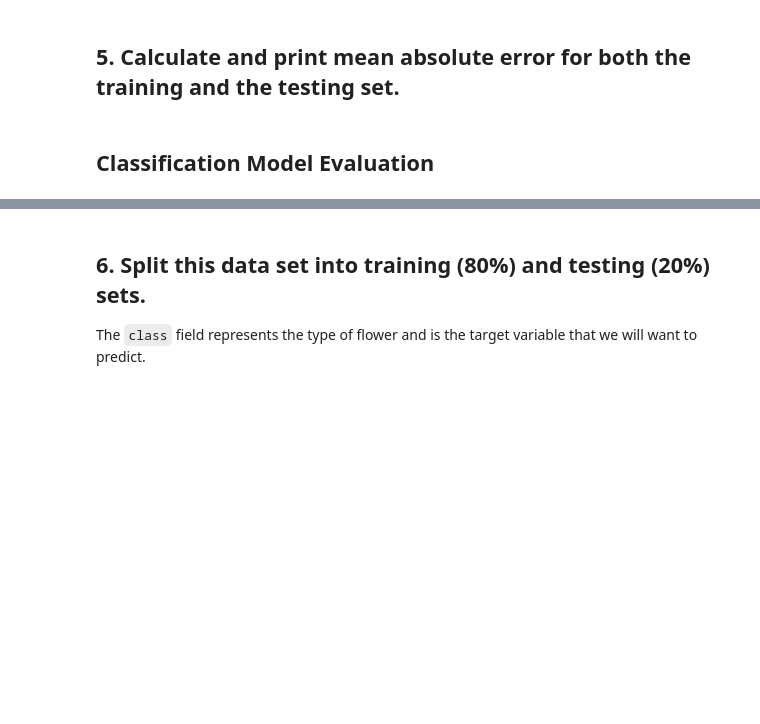
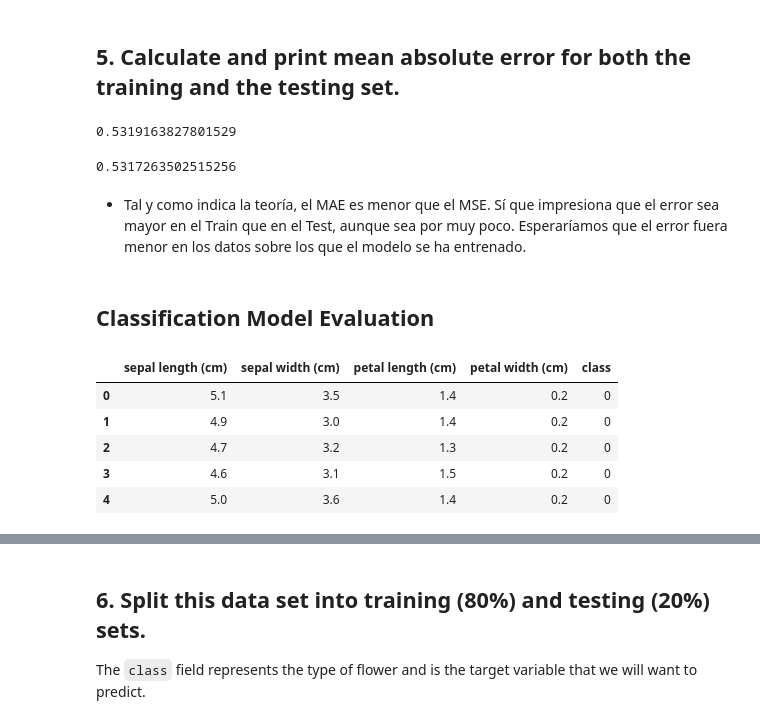
Before and after one commit to Ironhack-Data-Madrid-Octubre-2023/7.2-lab_supervised_model_evaluation, a Jupyter notebook: your-code/main.ipynb, the cells around one changed output, grey strips where cells are left out. Saved outputs shown, nothing was run; the diff lists cells and outputs as text; code cells hidden in the pictures; blank space fills up the shorter version.

```diff
--- a/your-code/main.ipynb
+++ b/your-code/main.ipynb
@@ -100,3 +106,14 @@ mse(y_test, y_pred_linreg_test, squared=False)
+# %%
+mae(y_train, y_pred_linreg_train)
+# %% [output]
+0.5319163827801529
+# %%
+mae(y_test, y_pred_linreg_test)
+# %% [output]
+0.5317263502515256
+# %% [markdown]
+* Tal y como indica la teoría, el MAE es menor que el MSE. Sí que impresiona que el error sea mayor en el Train que en el Test, aunque sea por muy poco. Esperaríamos que el error fuera menor en los
+datos sobre los que el modelo se ha entrenado.
 # %% [markdown]
 ## Classification Model Evaluation
 # %%
@@ -108,3 +125,12 @@ X = pd.DataFrame(data["data"], columns=data["feature_names"])
 y = pd.DataFrame(data["target"], columns=["class"])
 
 data = pd.concat([X, y], axis=1)
+# %%
+data.head()
+# %% [output]
+|  | sepal length (cm) | sepal width (cm) | petal length (cm) | petal width (cm) | class |
+| 0 | 5.1 | 3.5 | 1.4 | 0.2 | 0 |
+| 1 | 4.9 | 3.0 | 1.4 | 0.2 | 0 |
+| 2 | 4.7 | 3.2 | 1.3 | 0.2 | 0 |
+| 3 | 4.6 | 3.1 | 1.5 | 0.2 | 0 |
+| 4 | 5.0 | 3.6 | 1.4 | 0.2 | 0 |
```
Also changed, not shown: parts of 35 cells of this notebook.
